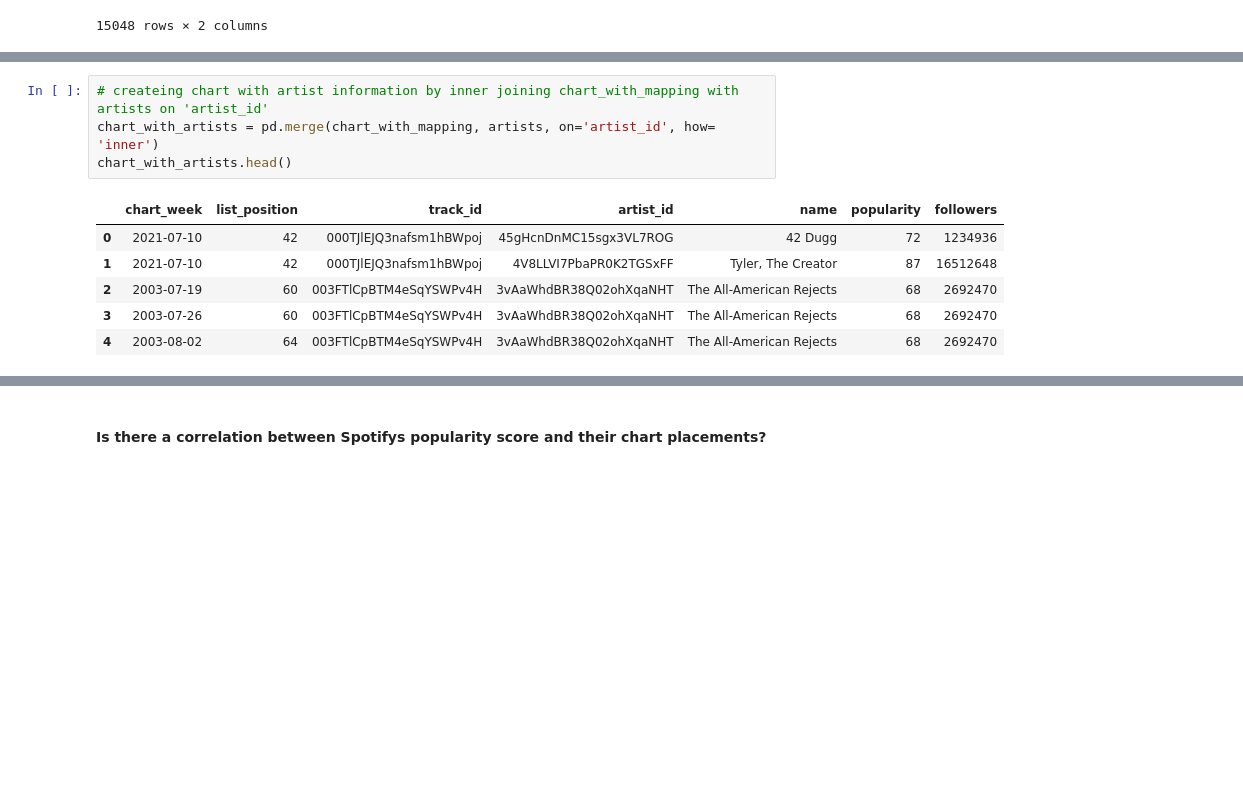
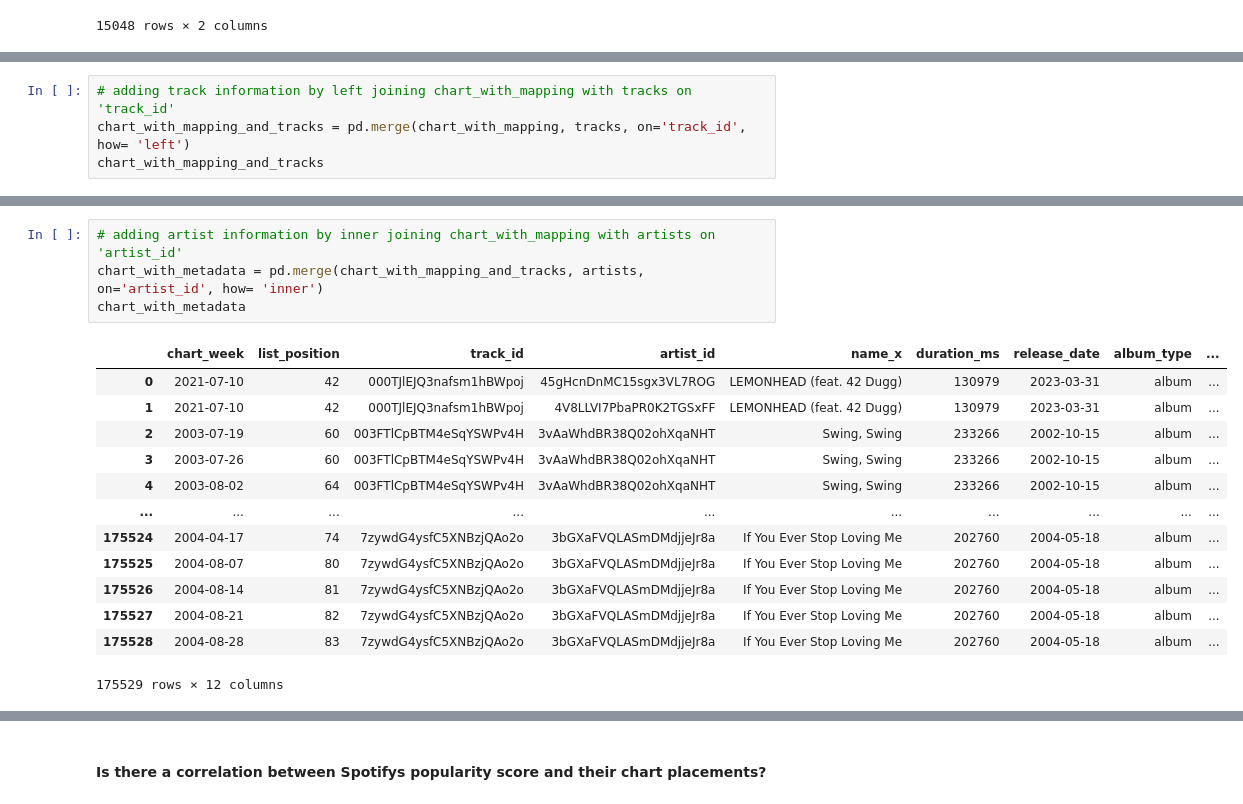
Before and after one commit to guillermocontp/recommendation-system, a Jupyter notebook: analysis.ipynb, the cells around one changed output, grey strips where cells are left out. Cells and saved outputs as stored; diff of their text form; blank space fills up the shorter version.

```diff
--- a/analysis.ipynb
+++ b/analysis.ipynb
@@ -1707,0 +1840,4 @@ chart_with_mapping.head()
+# %%
+# adding track information by left joining chart_with_mapping with tracks on 'track_id'
+chart_with_mapping_and_tracks = pd.merge(chart_with_mapping, tracks, on='track_id', how= 'left')
+chart_with_mapping_and_tracks
@@ -1708,13 +1858,20 @@ chart_with_mapping.head()
 # %%
-# createing chart with artist information by inner joining chart_with_mapping with artists on 'artist_id'
-chart_with_artists = pd.merge(chart_with_mapping, artists, on='artist_id', how= 'inner')
-chart_with_artists.head()
+# adding artist information by inner joining chart_with_mapping with artists on 'artist_id'
+chart_with_metadata = pd.merge(chart_with_mapping_and_tracks, artists, on='artist_id', how= 'inner')
+chart_with_metadata
 # %% [output]
-|  | chart_week | list_position | track_id | artist_id | name | popularity | followers |
-| 0 | 2021-07-10 | 42 | 000TJlEJQ3nafsm1hBWpoj | 45gHcnDnMC15sgx3VL7ROG | 42 Dugg | 72 | 1234936 |
-| 1 | 2021-07-10 | 42 | 000TJlEJQ3nafsm1hBWpoj | 4V8LLVI7PbaPR0K2TGSxFF | Tyler, The Creator | 87 | 16512648 |
-| 2 | 2003-07-19 | 60 | 003FTlCpBTM4eSqYSWPv4H | 3vAaWhdBR38Q02ohXqaNHT | The All-American Rejects | 68 | 2692470 |
-| 3 | 2003-07-26 | 60 | 003FTlCpBTM4eSqYSWPv4H | 3vAaWhdBR38Q02ohXqaNHT | The All-American Rejects | 68 | 2692470 |
-| 4 | 2003-08-02 | 64 | 003FTlCpBTM4eSqYSWPv4H | 3vAaWhdBR38Q02ohXqaNHT | The All-American Rejects | 68 | 2692470 |
+|  | chart_week | list_position | track_id | artist_id | name_x | duration_ms | release_date | album_type | ... |
+| 0 | 2021-07-10 | 42 | 000TJlEJQ3nafsm1hBWpoj | 45gHcnDnMC15sgx3VL7ROG | LEMONHEAD (feat. 42 Dugg) | 130979 | 2023-03-31 | album | ... |
+| 1 | 2021-07-10 | 42 | 000TJlEJQ3nafsm1hBWpoj | 4V8LLVI7PbaPR0K2TGSxFF | LEMONHEAD (feat. 42 Dugg) | 130979 | 2023-03-31 | album | ... |
+| 2 | 2003-07-19 | 60 | 003FTlCpBTM4eSqYSWPv4H | 3vAaWhdBR38Q02ohXqaNHT | Swing, Swing | 233266 | 2002-10-15 | album | ... |
+| 3 | 2003-07-26 | 60 | 003FTlCpBTM4eSqYSWPv4H | 3vAaWhdBR38Q02ohXqaNHT | Swing, Swing | 233266 | 2002-10-15 | album | ... |
+| 4 | 2003-08-02 | 64 | 003FTlCpBTM4eSqYSWPv4H | 3vAaWhdBR38Q02ohXqaNHT | Swing, Swing | 233266 | 2002-10-15 | album | ... |
+| ... | ... | ... | ... | ... | ... | ... | ... | ... | ... |
+| 175524 | 2004-04-17 | 74 | 7zywdG4ysfC5XNBzjQAo2o | 3bGXaFVQLASmDMdjjeJr8a | If You Ever Stop Loving Me | 202760 | 2004-05-18 | album | ... |
+| 175525 | 2004-08-07 | 80 | 7zywdG4ysfC5XNBzjQAo2o | 3bGXaFVQLASmDMdjjeJr8a | If You Ever Stop Loving Me | 202760 | 2004-05-18 | album | ... |
+| 175526 | 2004-08-14 | 81 | 7zywdG4ysfC5XNBzjQAo2o | 3bGXaFVQLASmDMdjjeJr8a | If You Ever Stop Loving Me | 202760 | 2004-05-18 | album | ... |
+| 175527 | 2004-08-21 | 82 | 7zywdG4ysfC5XNBzjQAo2o | 3bGXaFVQLASmDMdjjeJr8a | If You Ever Stop Loving Me | 202760 | 2004-05-18 | album | ... |
+| 175528 | 2004-08-28 | 83 | 7zywdG4ysfC5XNBzjQAo2o | 3bGXaFVQLASmDMdjjeJr8a | If You Ever Stop Loving Me | 202760 | 2004-05-18 | album | ... |
+175529 rows × 12 columns
 # %%
 # dropping uncenssary columns and inspecting result
```
Also changed, not shown: parts of 50 cells of this notebook, 2 other files.
